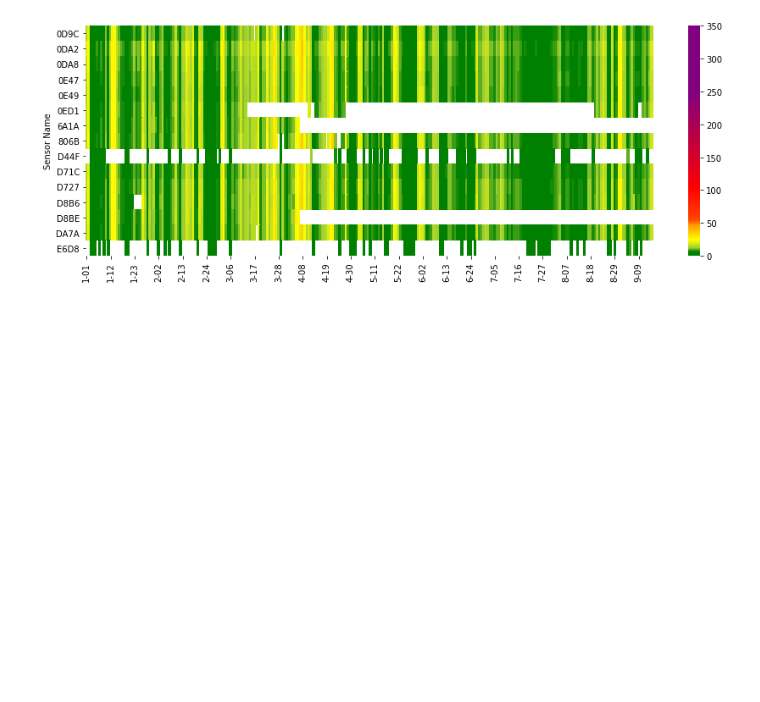
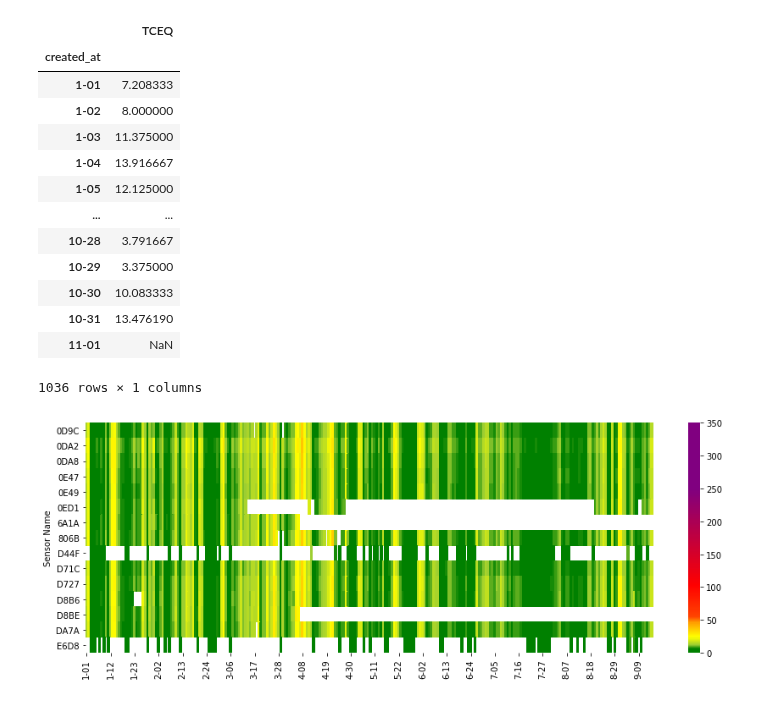
Before and after one commit to intelligent-environments-lab/bleed-orange-measure-purple, a Jupyter notebook: notebooks/4.0-cjl-PA-heatmap.ipynb, the cells around one changed output. Saved outputs shown, nothing was run; the diff lists cells and outputs as text; code cells hidden in the pictures; blank space fills up the shorter version.

```diff
--- a/notebooks/4.0-cjl-PA-heatmap.ipynb
+++ b/notebooks/4.0-cjl-PA-heatmap.ipynb
@@ -27,3 +50,20 @@ data_by_sensor = pivot_data_heatmap(truncate_sensor_name(prettify_dates(data.res
+# %%
+data_tceq_daily.loc[data_tceq_daily.index <= '9-15']
+# %% [output]
+|  | TCEQ |
+| created_at |  |
+| 1-01 | 7.208333 |
+| 1-02 | 8.000000 |
+| 1-03 | 11.375000 |
+| 1-04 | 13.916667 |
+| 1-05 | 12.125000 |
+| ... | ... |
+| 10-28 | 3.791667 |
+| 10-29 | 3.375000 |
+| 10-30 | 10.083333 |
+| 10-31 | 13.476190 |
+| 11-01 | NaN |
+1036 rows × 1 columns
 # %%
 def AQI_cmap():
     colors = ['green',
```
Also changed, not shown: parts of 4 cells of this notebook, 1 other file.
